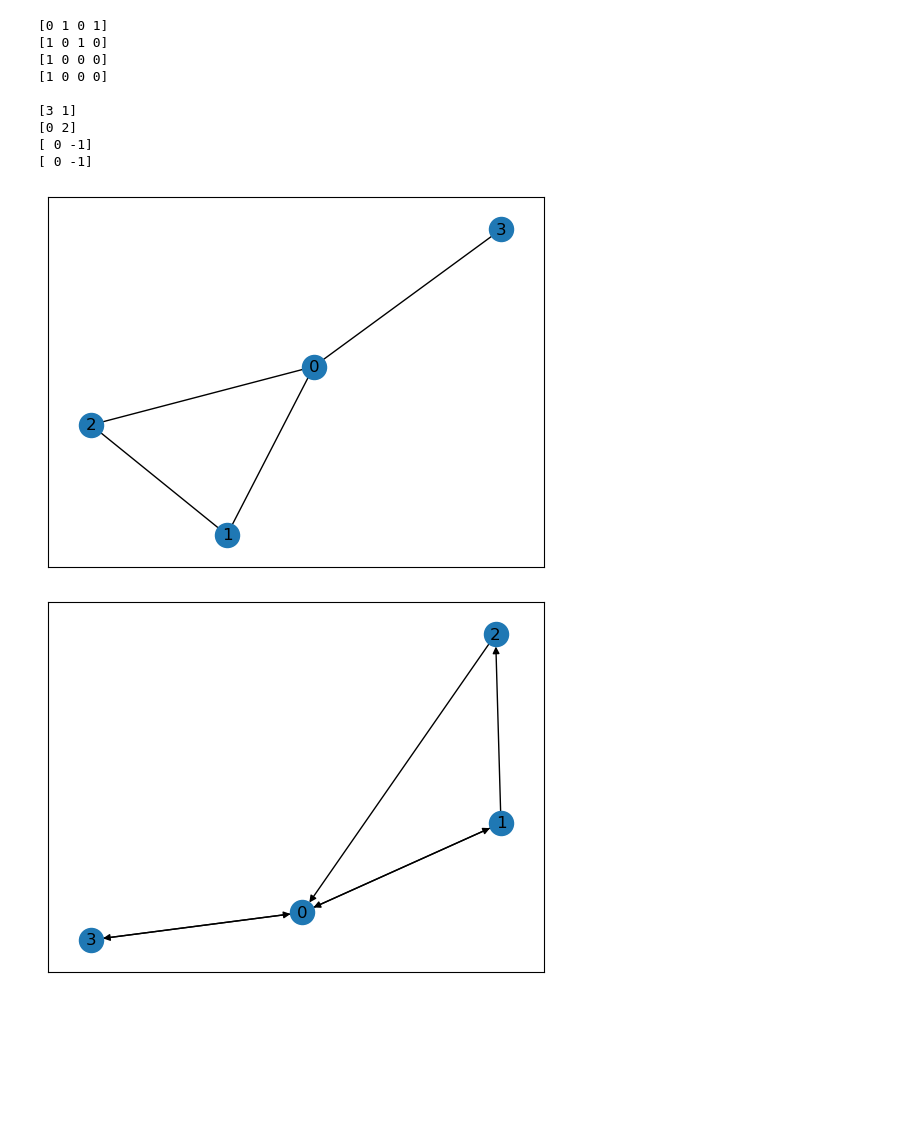
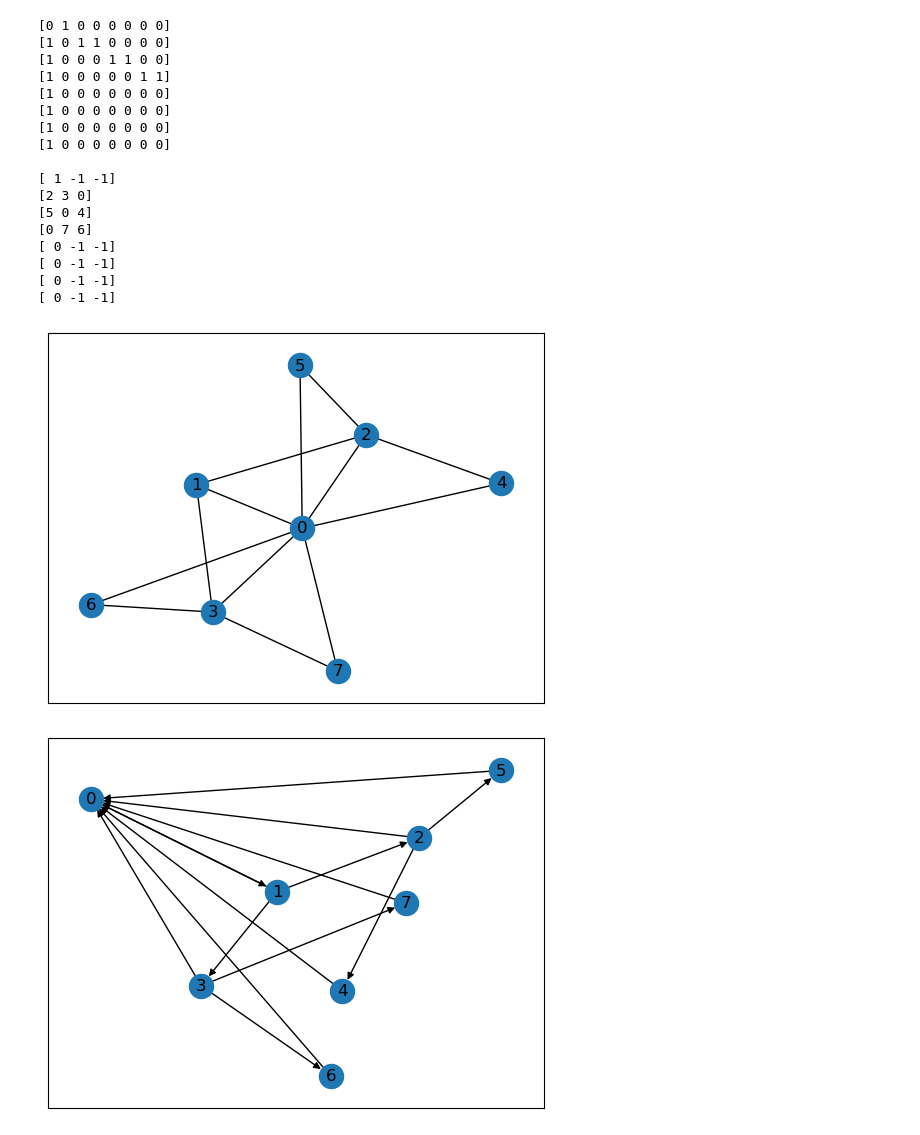
Before and after one commit to RandNMR73/CS234FinalProject, a Jupyter notebook: results_analysis.ipynb, the cells around one changed output. Drawn from its saved outputs; the diff is of its cells as text; code cells hidden in the pictures; blank space fills up the shorter version.

Commit message:
Implemented tree-based graph structure for both discrete and continuous action space envs

```diff
--- a/results_analysis.ipynb
+++ b/results_analysis.ipynb
@@ -3,48 +3,56 @@ import numpy as np
 import matplotlib.pyplot as plt
 import networkx as nx
 # %%
-train_folder = "output/test/10-06-2024-15-02-06/"
+train_folder = "output/test/10-06-2024-19-45-12/"
 # valid_folder = "output/predict/05-06-2024-08-54/"
 
 env_folder = train_folder + "env/"
 # env_valid_folder = valid_folder + "env/"
 
 adj_mat_train = np.load(env_folder + "adjacency_matrix.npy")
 states_train = np.load(env_folder + "states.npy")
 transition_train = np.load(env_folder + "transition_matrix.npy")
 target_train = np.load(env_folder + "target.npy")
 
 # adj_mat_valid = np.load(env_valid_folder + "adjacency_matrix.npy")
 # states_valid = np.load(env_valid_folder + "states.npy")
 # transition_valid = np.load(env_valid_folder + "transition_matrix.npy")
 # target_valid = np.load(env_valid_folder + "target.npy")
 
 # assert((adj_mat_train == adj_mat_valid).all())
 # assert((states_train == states_valid).all())
 # assert((transition_train == transition_valid).all())
 # assert((target_train == target_valid).all())
 
 for i in range(adj_mat_train.shape[0]):
     print(adj_mat_train[i])
 print()
 for i in range(transition_train.shape[0]):
     print(transition_train[i])
 
 adj_mat = adj_mat_train
 graph = nx.from_numpy_array(adj_mat)
 nx.draw_networkx(graph, arrows=True)
 plt.draw()
 # %% [output]
-[0 1 0 1]
-[1 0 1 0]
-[1 0 0 0]
-[1 0 0 0]
+[0 1 0 0 0 0 0 0]
+[1 0 1 1 0 0 0 0]
+[1 0 0 0 1 1 0 0]
+[1 0 0 0 0 0 1 1]
+[1 0 0 0 0 0 0 0]
+[1 0 0 0 0 0 0 0]
+[1 0 0 0 0 0 0 0]
+[1 0 0 0 0 0 0 0]
 
-[3 1]
-[0 2]
-[ 0 -1]
-[ 0 -1]
+[ 1 -1 -1]
+[2 3 0]
+[5 0 4]
+[0 7 6]
+[ 0 -1 -1]
+[ 0 -1 -1]
+[ 0 -1 -1]
+[ 0 -1 -1]
-[figure, old version]
+[figure, new version]
 # %%
 G = nx.MultiDiGraph()
 G.add_nodes_from(range(adj_mat.shape[0]))
@@ -61,7 +69,7 @@ keys = G.add_edges_from(edges)
 nx.draw_networkx(G, arrows=True)
 plt.draw()
 # %% [output]
-[figure, old version]
+[figure, new version]
 # %%
 print(adj_mat)
 adj_mat[0][1] += 1
```
Also changed, not shown: parts of 1 cell of this notebook, 5 other files.
